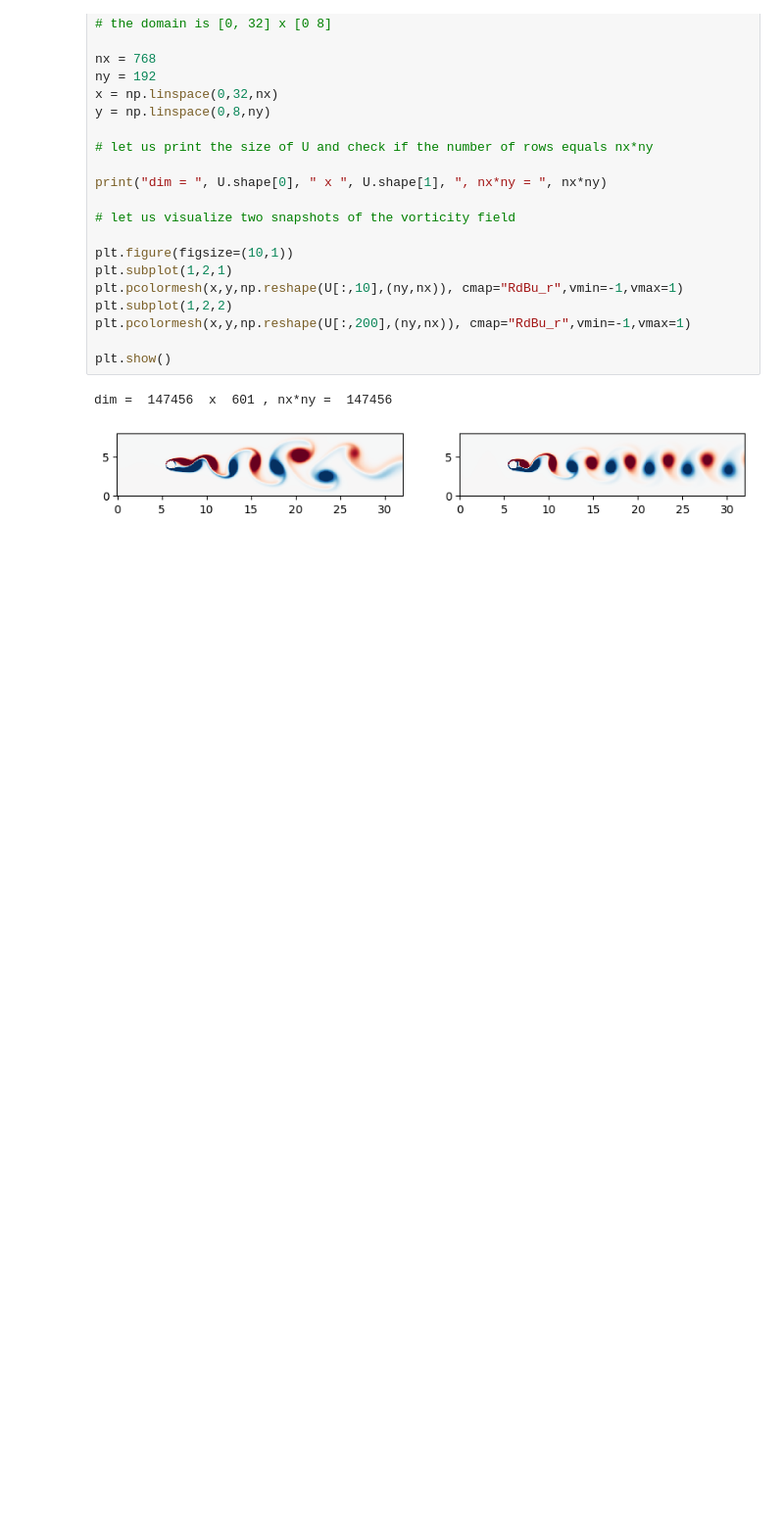
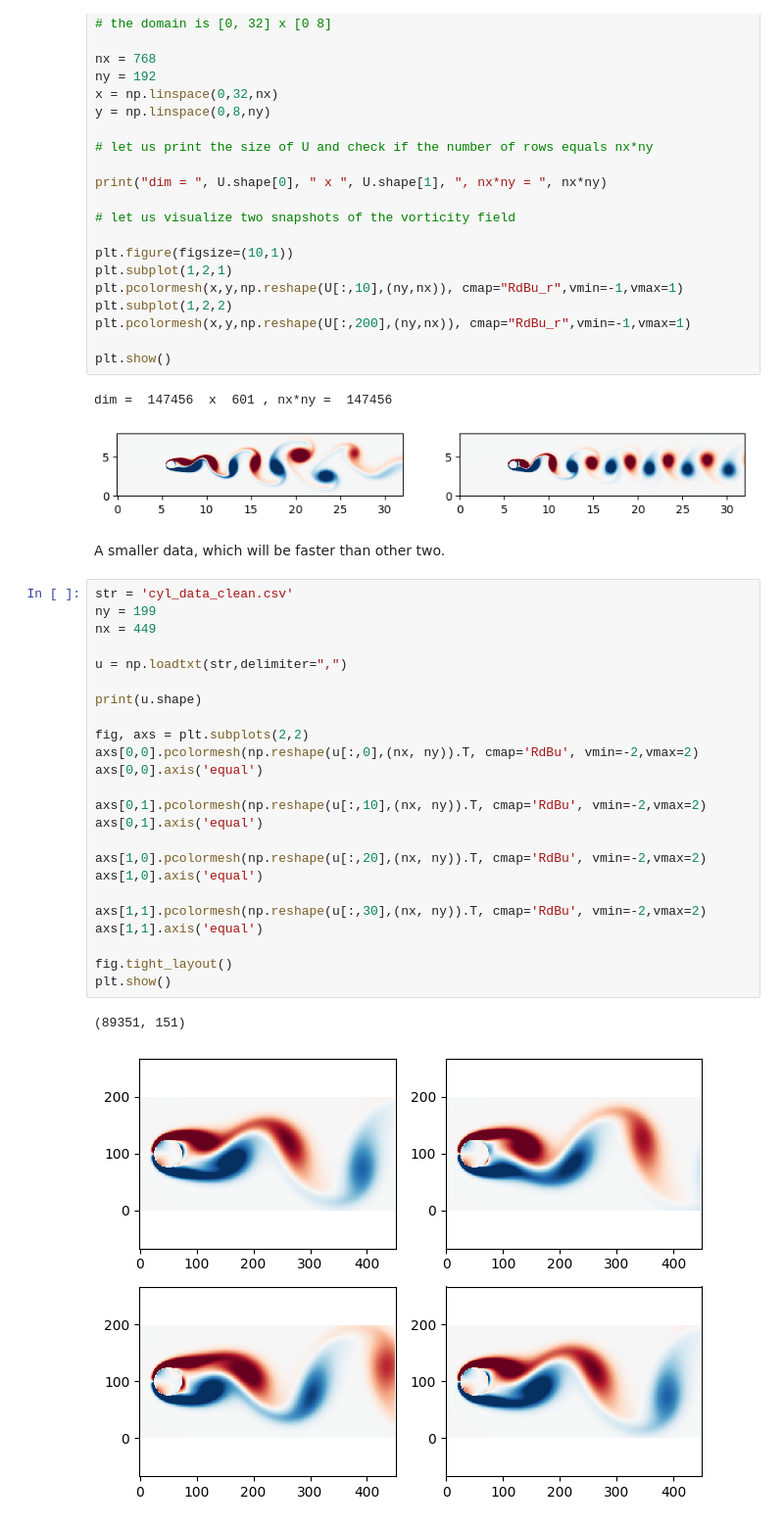
Before and after one commit to alamj/DataDrivenFluid, a Jupyter notebook: cyldata_reader.ipynb, the cells around one changed output. Shown at 98% size. Cells and saved outputs as stored; diff of their text form; blank space fills up the shorter version.

```diff
--- a/cyldata_reader.ipynb
+++ b/cyldata_reader.ipynb
@@ -39,3 +39,32 @@ plt.show()
 # %% [output]
 dim =  147456  x  601 , nx*ny =  147456
 [figure]
+# %% [markdown]
+A smaller data, which will be faster than other two.
+# %%
+str = 'cyl_data_clean.csv'
+ny = 199
+nx = 449
+
+u = np.loadtxt(str,delimiter=",")
+
+print(u.shape)
+
+fig, axs = plt.subplots(2,2)
+axs[0,0].pcolormesh(np.reshape(u[:,0],(nx, ny)).T, cmap='RdBu', vmin=-2,vmax=2)
+axs[0,0].axis('equal')
+
+axs[0,1].pcolormesh(np.reshape(u[:,10],(nx, ny)).T, cmap='RdBu', vmin=-2,vmax=2)
+axs[0,1].axis('equal')
+
+axs[1,0].pcolormesh(np.reshape(u[:,20],(nx, ny)).T, cmap='RdBu', vmin=-2,vmax=2)
+axs[1,0].axis('equal')
+
+axs[1,1].pcolormesh(np.reshape(u[:,30],(nx, ny)).T, cmap='RdBu', vmin=-2,vmax=2)
+axs[1,1].axis('equal')
+
+fig.tight_layout()
+plt.show()
+# %% [output]
+(89351, 151)
+[figure, added]
```
